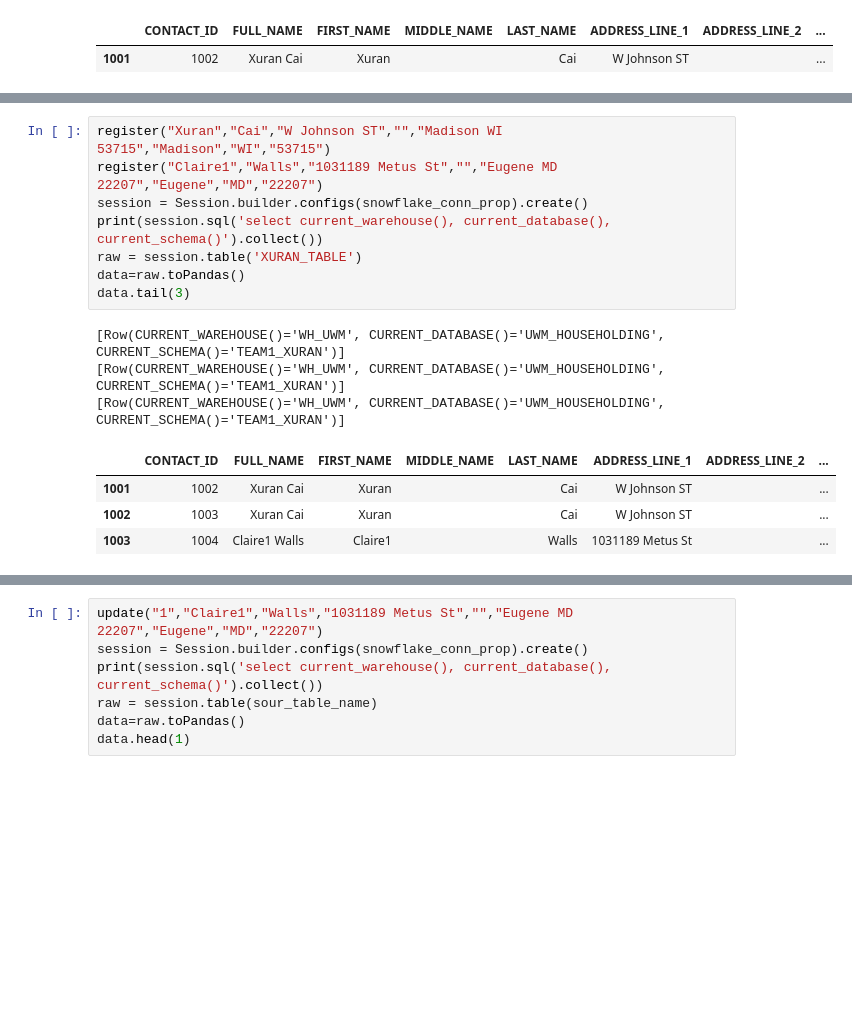
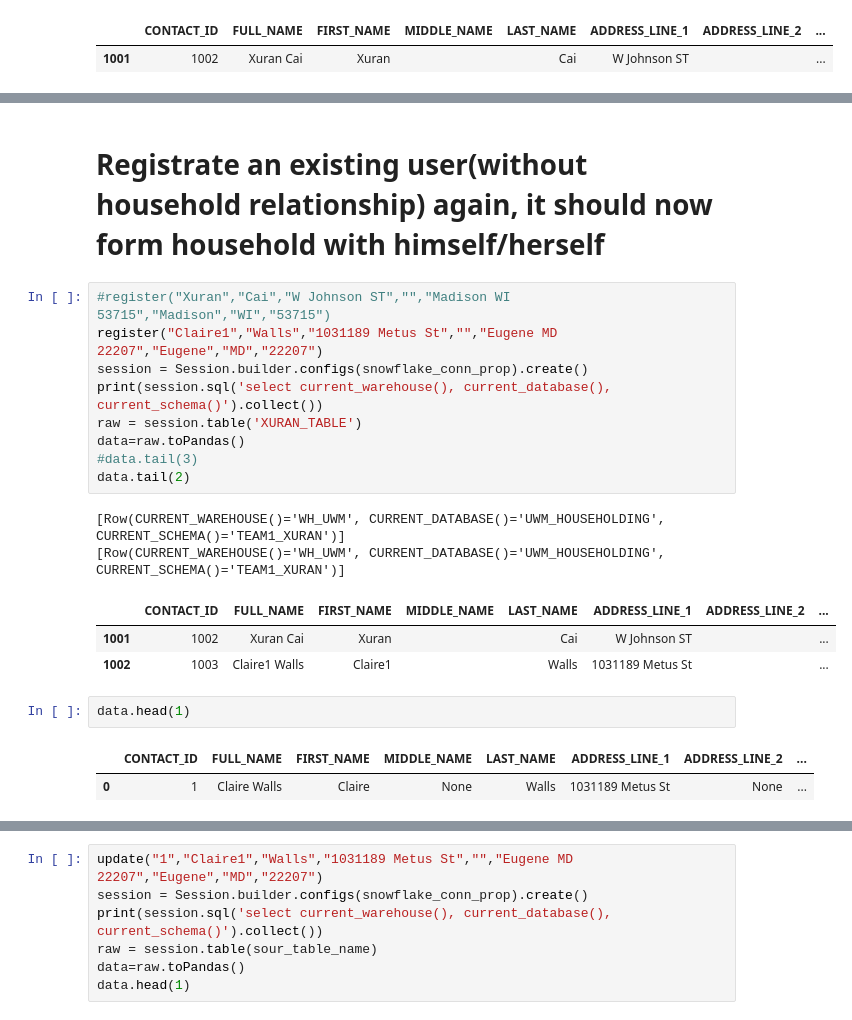
Before and after one commit to AndrewMeyers11/Associated_Badgers, a Jupyter notebook: Models/register.ipynb, the cells around one changed output, grey strips where cells are left out. Drawn from its saved outputs; the diff is of its cells as text; blank space fills up the shorter version.

```diff
--- a/Models/register.ipynb
+++ b/Models/register.ipynb
@@ -164,19 +192,25 @@ data.tail(1)
+# %% [markdown]
+# Registrate an existing user(without household relationship) again, it should now form household with himself/herself
 # %%
-register("Xuran","Cai","W Johnson ST","","Madison WI 53715","Madison","WI","53715")
+#register("Xuran","Cai","W Johnson ST","","Madison WI 53715","Madison","WI","53715")
 register("Claire1","Walls","1031189 Metus St","","Eugene MD 22207","Eugene","MD","22207")
 session = Session.builder.configs(snowflake_conn_prop).create()
 print(session.sql('select current_warehouse(), current_database(), current_schema()').collect())
 raw = session.table('XURAN_TABLE')
 data=raw.toPandas()
-data.tail(3)
+#data.tail(3)
+data.tail(2)
 # %% [output]
 [Row(CURRENT_WAREHOUSE()='WH_UWM', CURRENT_DATABASE()='UWM_HOUSEHOLDING', CURRENT_SCHEMA()='TEAM1_XURAN')]
 [Row(CURRENT_WAREHOUSE()='WH_UWM', CURRENT_DATABASE()='UWM_HOUSEHOLDING', CURRENT_SCHEMA()='TEAM1_XURAN')]
-[Row(CURRENT_WAREHOUSE()='WH_UWM', CURRENT_DATABASE()='UWM_HOUSEHOLDING', CURRENT_SCHEMA()='TEAM1_XURAN')]
 |  | CONTACT_ID | FULL_NAME | FIRST_NAME | MIDDLE_NAME | LAST_NAME | ADDRESS_LINE_1 | ADDRESS_LINE_2 | ... |
 | 1001 | 1002 | Xuran Cai | Xuran |  | Cai | W Johnson ST |  | ... |
-| 1002 | 1003 | Xuran Cai | Xuran |  | Cai | W Johnson ST |  | ... |
-| 1003 | 1004 | Claire1 Walls | Claire1 |  | Walls | 1031189 Metus St |  | ... |
+| 1002 | 1003 | Claire1 Walls | Claire1 |  | Walls | 1031189 Metus St |  | ... |
+# %%
+data.head(1)
+# %% [output]
+|  | CONTACT_ID | FULL_NAME | FIRST_NAME | MIDDLE_NAME | LAST_NAME | ADDRESS_LINE_1 | ADDRESS_LINE_2 | ... |
+| 0 | 1 | Claire Walls | Claire | None | Walls | 1031189 Metus St | None | ... |
 # %%
 session = Session.builder.configs(snowflake_conn_prop).create()
 print(session.sql('select current_warehouse(), current_database(), current_schema()').collect())
```
Also changed, not shown: parts of 14 cells of this notebook.
